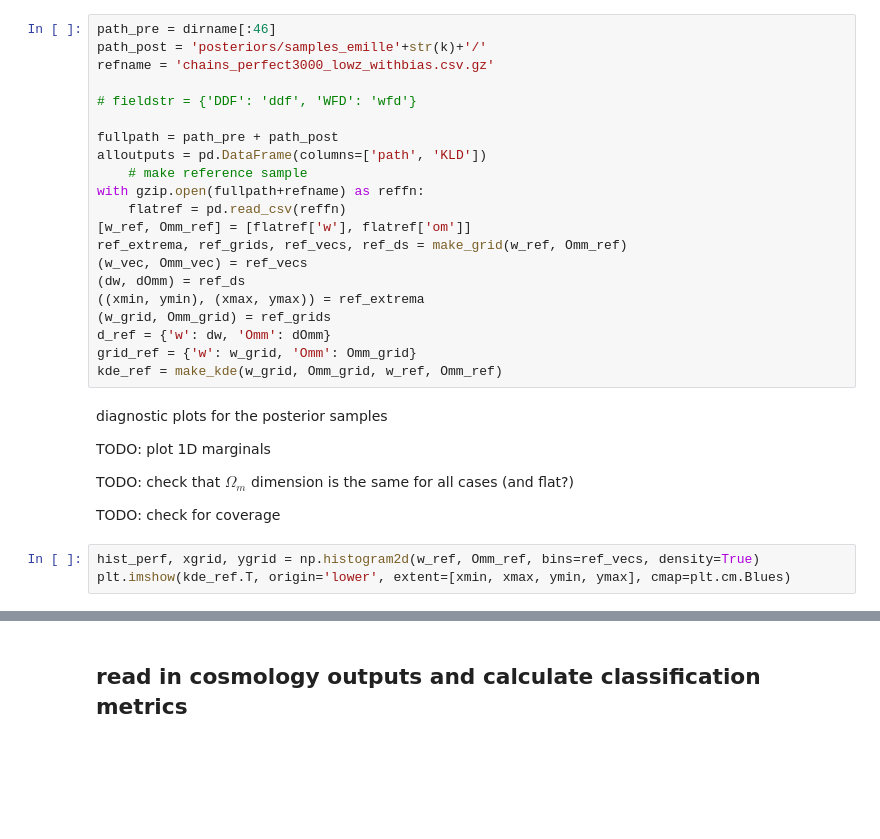
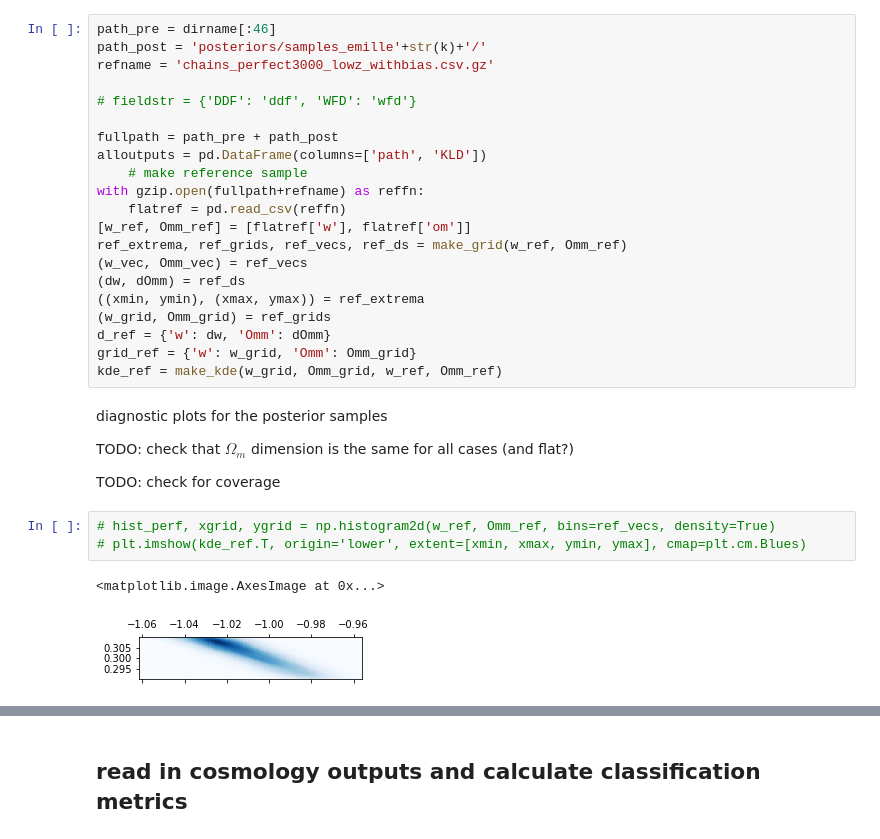
Before and after one commit to emilleishida/resspect_metric, a Jupyter notebook: shared_metrics.ipynb, the cells around one changed output, grey strips where cells are left out. Cells and saved outputs as stored; diff of their text form; blank space fills up the shorter version.

Commit message:
checking KDE plots

```diff
--- a/shared_metrics.ipynb
+++ b/shared_metrics.ipynb
@@ -443,13 +443,14 @@ grid_ref = {'w': w_grid, 'Omm': Omm_grid}
 kde_ref = make_kde(w_grid, Omm_grid, w_ref, Omm_ref)
 # %% [markdown]
 diagnostic plots for the posterior samples
-
-TODO: plot 1D marginals
 
 TODO: check that $\Omega_{m}$ dimension is the same for all cases (and flat?)
 
 TODO: check for coverage
 # %%
-hist_perf, xgrid, ygrid = np.histogram2d(w_ref, Omm_ref, bins=ref_vecs, density=True)
-plt.imshow(kde_ref.T, origin='lower', extent=[xmin, xmax, ymin, ymax], cmap=plt.cm.Blues)
+# hist_perf, xgrid, ygrid = np.histogram2d(w_ref, Omm_ref, bins=ref_vecs, density=True)
+# plt.imshow(kde_ref.T, origin='lower', extent=[xmin, xmax, ymin, ymax], cmap=plt.cm.Blues)
+# %% [output]
+<matplotlib.image.AxesImage at 0x...>
+[figure, added]
 # %%
```
Also changed, not shown: parts of 4 cells of this notebook.
